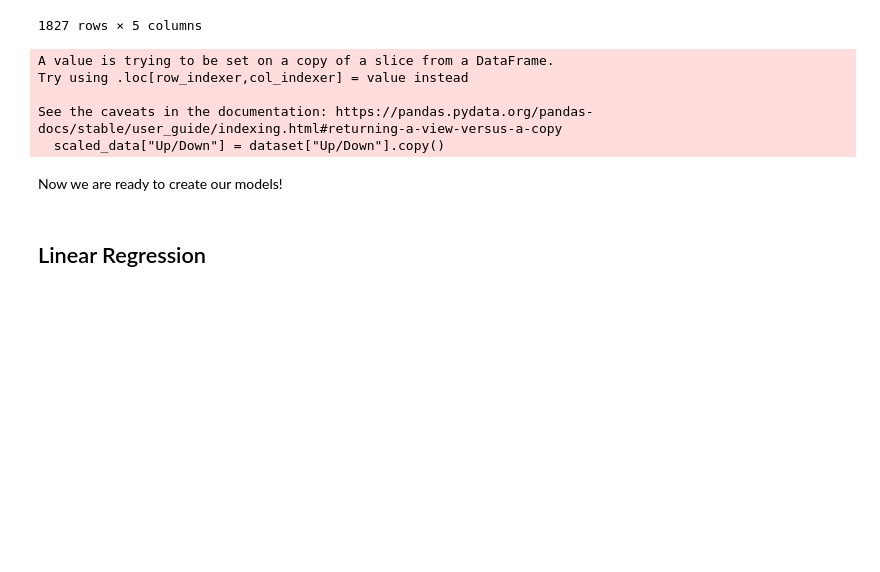
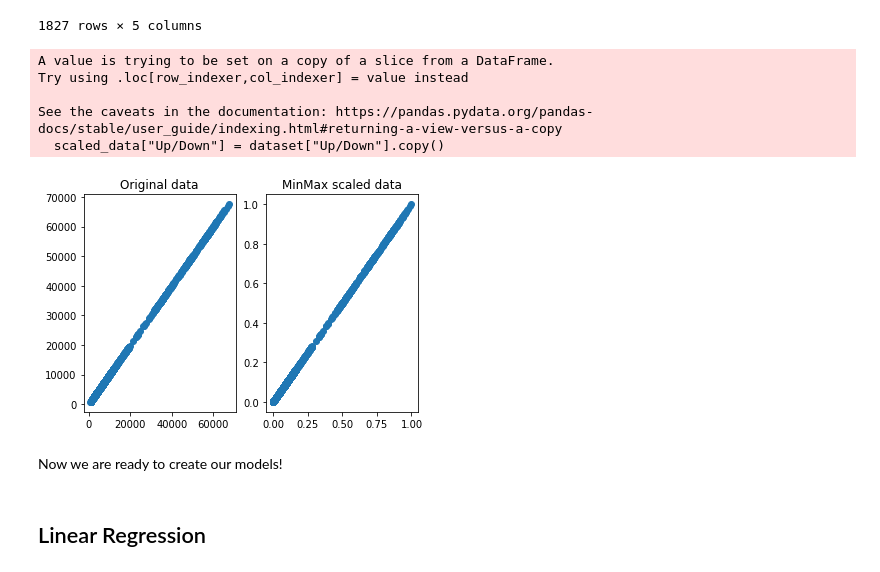
Before and after one commit to marina-sam14/BitcoinClosePricePrediction, a Jupyter notebook: MachineLearning.ipynb, the cells around one changed output. Drawn from its saved outputs; the diff is of its cells as text; code cells hidden in the pictures; blank space fills up the shorter version.

```diff
--- a/MachineLearning.ipynb
+++ b/MachineLearning.ipynb
@@ -256,6 +262,15 @@ Try using .loc[row_indexer,col_indexer] = value instead
 
 See the caveats in the documentation: https://pandas.pydata.org/pandas-docs/stable/user_guide/indexing.html#returning-a-view-versus-a-copy
   scaled_data["Up/Down"] = dataset["Up/Down"].copy()
+# %%
+fig, axes = plt.subplots(1,2)
+axes[0].scatter(dataset.Close, dataset.Close)
+axes[0].set_title("Original data")
+axes[1].scatter(scaled_data.Close, scaled_data.Close)
+axes[1].set_title("MinMax scaled data")
+plt.show()
+# %% [output]
+[figure, added]
 # %% [markdown]
 Now we are ready to create our models!
 # %% [markdown]
```
Also changed, not shown: parts of 12 cells of this notebook, 3 other files.
